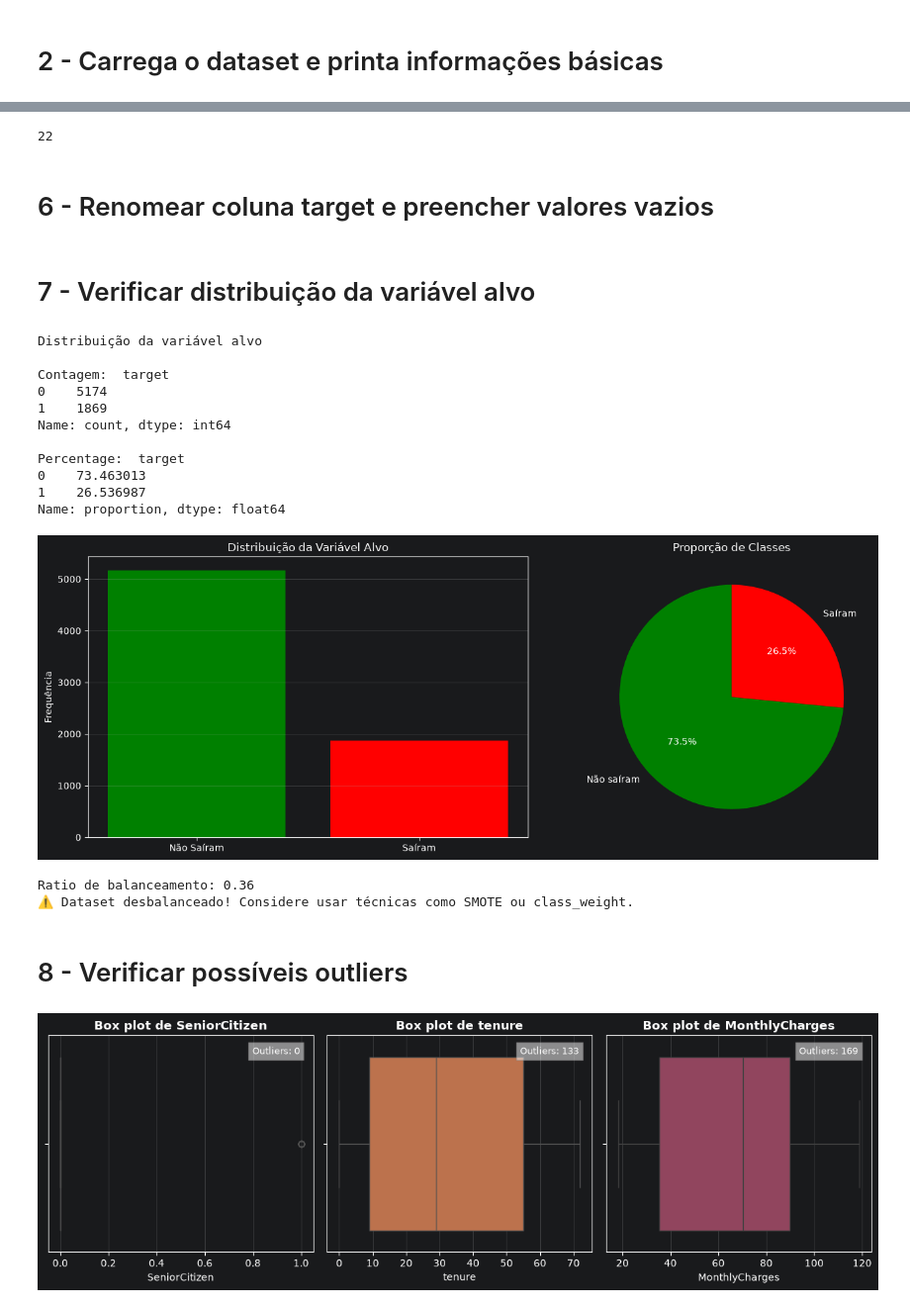
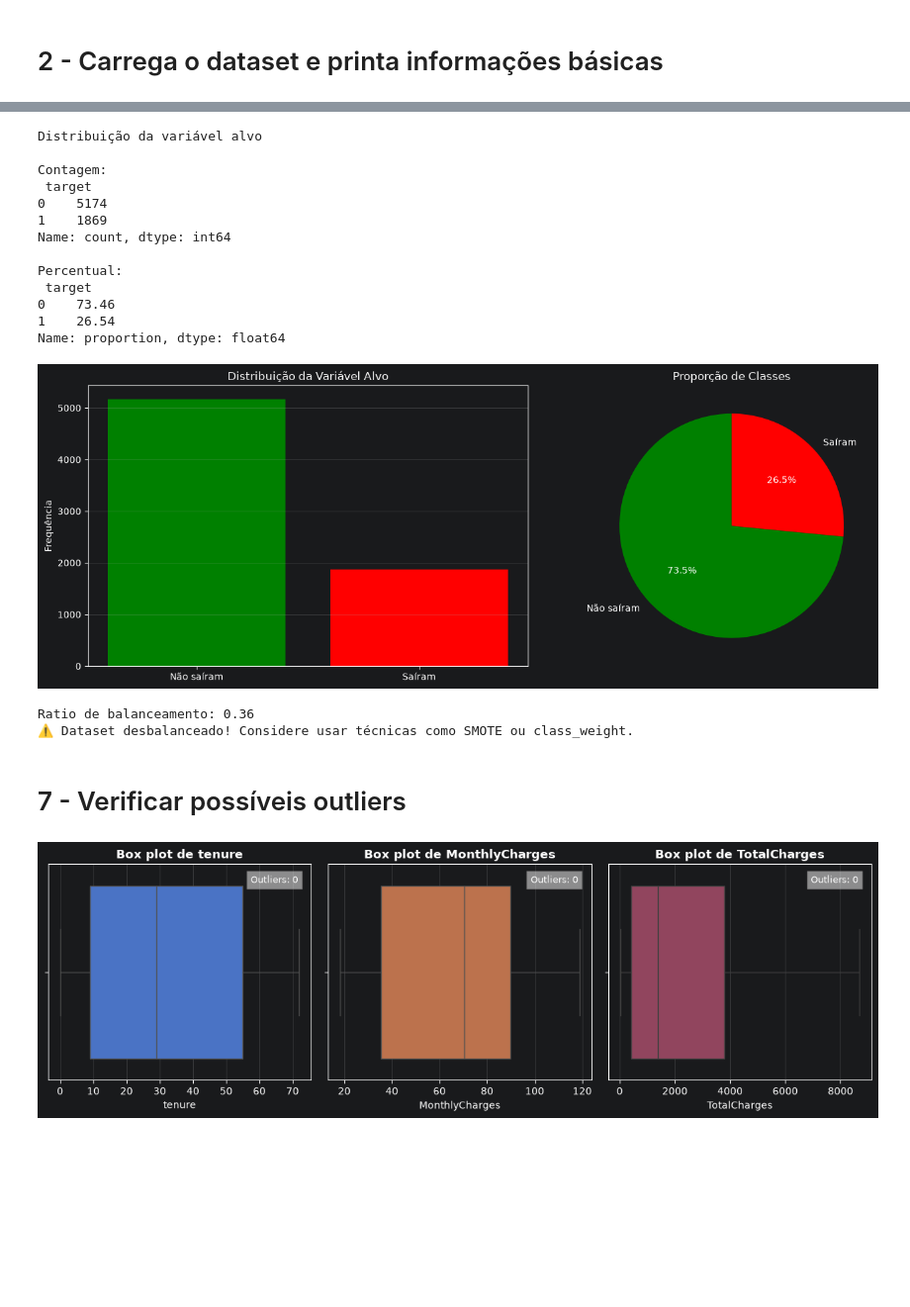
Before and after one commit to EberteSampaio/tech-challenge-customer-churn, a Jupyter notebook: notebooks/01_eda.ipynb, the cells around one changed output, grey strips where cells are left out. Shown at 99% size. Saved outputs shown, nothing was run; the diff lists cells and outputs as text; code cells hidden in the pictures; blank space fills up the shorter version.

```diff
--- a/notebooks/01_eda.ipynb
+++ b/notebooks/01_eda.ipynb
@@ -49,0 +55,3 @@ Colunas: 20 - Index(['gender', 'SeniorCitizen', 'MultipleLines', 'Partner', 'Dep
+# %%
+df["target"] = df.pop("Churn").map({"Yes": 1, "No": 0})
+df["TotalCharges"] = pd.to_numeric(df["TotalCharges"], errors="coerce")
@@ -105,86 +130,75 @@ Nenhum missing value detectado!
-# %%
-print(df.duplicated().sum())
-# %% [output]
-22
-# %% [markdown]
-# 6 - Renomear coluna target e preencher valores vazios
-# %%
-df.rename(columns={'Churn': 'target'}, inplace=True)
-df['target'] = df['target'].map({'Yes': 1, 'No': 0})
-df['TotalCharges'] = df['TotalCharges'].fillna(0)
-# %% [markdown]
-# 7 - Verificar distribuição da variável alvo
 # %%
 print("Distribuição da variável alvo")
-contagem_alvo = df['target'].value_counts()
-percentual_alvo = df['target'].value_counts(normalize=True) * 100
+contagem_alvo = df["target"].value_counts().sort_index()
+percentual_alvo = df["target"].value_counts(normalize=True).sort_index() * 100
 
-print("\nContagem: ", contagem_alvo)
-print("\nPercentage: ", percentual_alvo)
+print("\nContagem:\n", contagem_alvo)
+print("\nPercentual:\n", percentual_alvo.round(2))
 
 fig, axes = plt.subplots(1, 2, figsize=(14, 5))
 
+axes[0].bar(["Não saíram", "Saíram"], contagem_alvo.values, color=["green", "red"])
+axes[0].set_ylabel("Frequência")
+axes[0].set_title("Distribuição da Variável Alvo")
+axes[0].grid(axis="y", alpha=0.3)
 
-axes[0].bar(['Não Saíram', 'Saíram'], contagem_alvo.values, color=['green', 'red'])
-axes[0].set_ylabel('Frequência')
-axes[0].set_title('Distribuição da Variável Alvo')
-axes[0].grid(axis='y', alpha=0.3)
-
-axes[1].pie(contagem_alvo.values, labels=['Não saíram', 'Saíram'],
-           autopct='%1.1f%%', colors=['green', 'red'], startangle=90)
-axes[1].set_title('Proporção de Classes')
+axes[1].pie(contagem_alvo.values, labels=["Não saíram", "Saíram"],
+            autopct="%1.1f%%", colors=["green", "red"], startangle=90)
+axes[1].set_title("Proporção de Classes")
 plt.tight_layout()
 plt.show()
 
 ratio = contagem_alvo.min() / contagem_alvo.max()
 print(f"\nRatio de balanceamento: {ratio:.2f}")
 if ratio < 0.5:
-   print("⚠️ Dataset desbalanceado! Considere usar técnicas como SMOTE ou class_weight.")
+    print("⚠️ Dataset desbalanceado! Considere usar técnicas como SMOTE ou class_weight.")
 else:
-   print("✓ Dataset razoavelmente balanceado.")
+    print("✓ Dataset razoavelmente balanceado.")
 # %% [output]
 Distribuição da variável alvo
 
-Contagem:  target
+Contagem:
+ target
 0    5174
 1    1869
 Name: count, dtype: int64
 
-Percentage:  target
-0    73.463013
-1    26.536987
+Percentual:
+ target
+0    73.46
+1    26.54
 Name: proportion, dtype: float64
 [figure]
 Ratio de balanceamento: 0.36
 ⚠️ Dataset desbalanceado! Considere usar técnicas como SMOTE ou class_weight.
 # %% [markdown]
-# 8 - Verificar possíveis outliers
+# 7 - Verificar possíveis outliers
 # %%
-colunas_numericas = df.select_dtypes(include=[np.number]).columns
-colunas_numericas = colunas_numericas.drop('target')
+colunas_numericas = df.select_dtypes(include=[np.number]).columns.drop(['target', "SeniorCitizen"])
 
 quantidade_colunas_numericas = len(colunas_numericas)
 numero_colunas_plot = 3
 numero_linhas_plot = int(np.ceil(quantidade_colunas_numericas / numero_colunas_plot))
 figura, axes = plt.subplots(numero_linhas_plot, numero_colunas_plot , figsize=(12, 4 * numero_linhas_plot))
-axes = axes.ravel()
+axes = np.atleast_1d(axes).ravel()
 
 for index, coluna in enumerate(colunas_numericas):
     sns.boxplot(x=df[coluna], ax=axes[index], color=sns.color_palette()[index])
     axes[index].set_title(f"Box plot de {coluna}", fontweight='bold')
     axes[index].set_xlabel(coluna)
     axes[index].grid(axis='x', alpha=0.3)
-    coluna_zscore = np.abs(stats.zscore(df[coluna]))
-    contagem_outlier = (coluna_zscore < 0.05).sum()
+
+    coluna_zscore = np.abs(stats.zscore(df[coluna], nan_policy='omit'))
+    contagem_outlier = (coluna_zscore > 3).sum()
     axes[index].text(0.95, 0.95, f'Outliers: {contagem_outlier}',
                    transform=axes[index].transAxes, fontsize=9,
                    verticalalignment='top', horizontalalignment='right',
                    bbox=dict(facecolor='white', alpha=0.5, edgecolor='gray'))
 
-for ax in axes[numero_colunas_plot:]:
-    fig.delaxes(ax)
+for ax in axes[quantidade_colunas_numericas:]:
+    figura.delaxes(ax)
 
 plt.tight_layout()
 plt.show()
 # %% [output]
-[figure, old version]
+[figure, new version]
```
Also changed, not shown: parts of 15 cells of this notebook.
